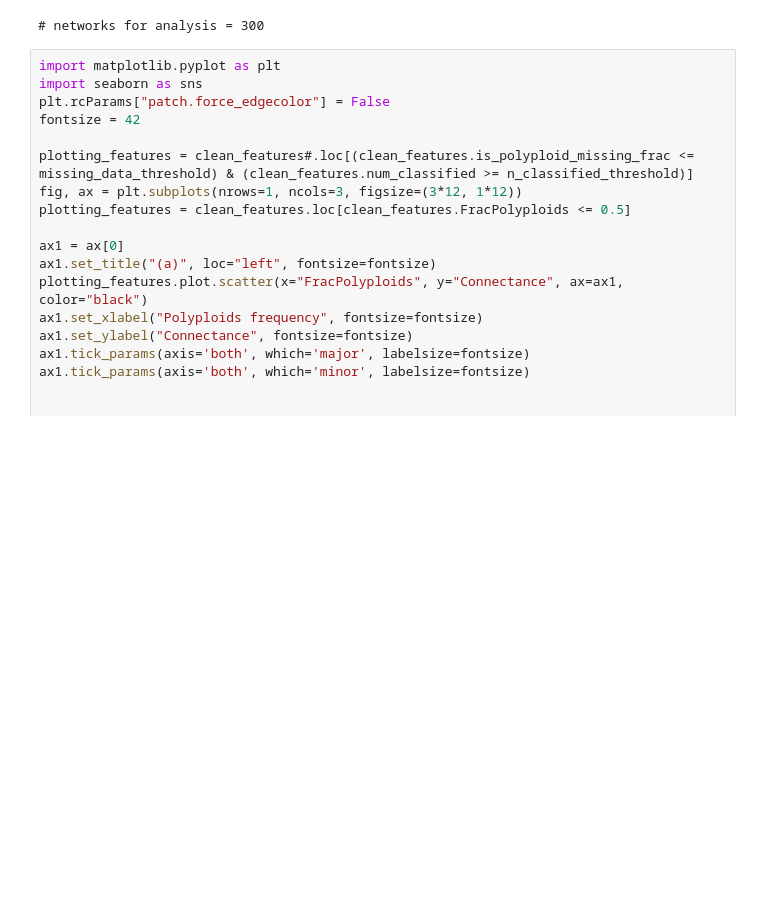
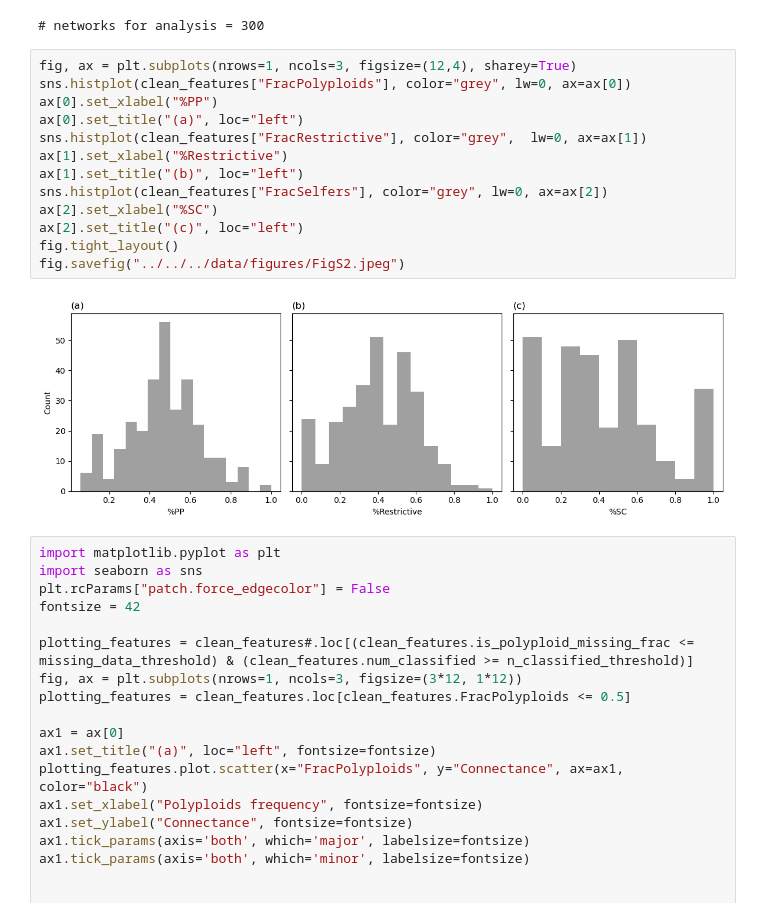
Before and after one commit to halabikeren/plant_pollinator_networks, a Jupyter notebook: notebooks/statistical_analysis/network_level/prepare_data.ipynb, the cells around one changed output. Saved outputs shown, nothing was run; the diff lists cells and outputs as text; blank space fills up the shorter version.

```diff
--- a/notebooks/statistical_analysis/network_level/prepare_data.ipynb
+++ b/notebooks/statistical_analysis/network_level/prepare_data.ipynb
@@ -362,6 +313,21 @@ clean_features = clean_features.loc[(clean_features.FracMissingPloidyClassificat
 print(f"# networks for analysis = {clean_features.shape[0]:,}")
 # %% [output]
 # networks for analysis = 300
+# %%
+fig, ax = plt.subplots(nrows=1, ncols=3, figsize=(12,4), sharey=True)
+sns.histplot(clean_features["FracPolyploids"], color="grey", lw=0, ax=ax[0])
+ax[0].set_xlabel("%PP")
+ax[0].set_title("(a)", loc="left")
+sns.histplot(clean_features["FracRestrictive"], color="grey",  lw=0, ax=ax[1])
+ax[1].set_xlabel("%Restrictive")
+ax[1].set_title("(b)", loc="left")
+sns.histplot(clean_features["FracSelfers"], color="grey", lw=0, ax=ax[2])
+ax[2].set_xlabel("%SC")
+ax[2].set_title("(c)", loc="left")
+fig.tight_layout()
+fig.savefig("../../../data/figures/FigS2.jpeg")
+# %% [output]
+[figure, added]
 # %%
 import matplotlib.pyplot as plt
 import seaborn as sns
```
Also changed, not shown: parts of 26 cells of this notebook, 29 other files.
